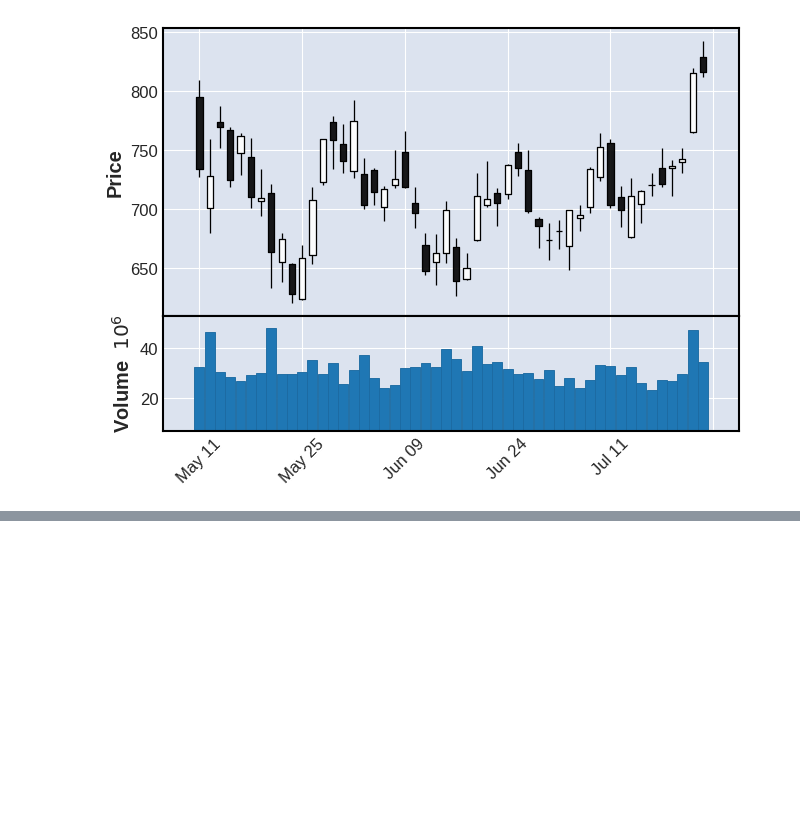
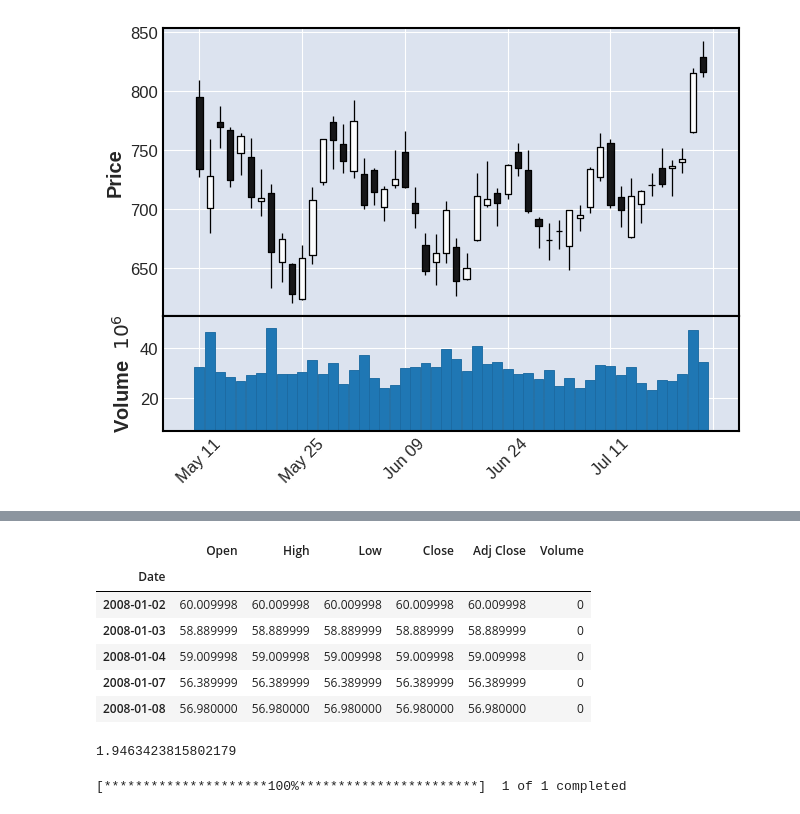
Before and after one commit to tomtmot/20220702_python, a Jupyter notebook: 20220723.ipynb, the cells around one changed output, grey strips where cells are left out. Cells and saved outputs as stored; diff of their text form; code cells hidden in the pictures; blank space fills up the shorter version.

```diff
--- a/20220723.ipynb
+++ b/20220723.ipynb
@@ -303,0 +328,18 @@ mpf.plot(df.tail(50), type='candle', volume=True)
+# %%
+df.head()
+# %% [output]
+|  | Open | High | Low | Close | Adj Close | Volume |
+| Date |  |  |  |  |  |  |
+| 2008-01-02 | 60.009998 | 60.009998 | 60.009998 | 60.009998 | 60.009998 | 0 |
+| 2008-01-03 | 58.889999 | 58.889999 | 58.889999 | 58.889999 | 58.889999 | 0 |
+| 2008-01-04 | 59.009998 | 59.009998 | 59.009998 | 59.009998 | 59.009998 | 0 |
+| 2008-01-07 | 56.389999 | 56.389999 | 56.389999 | 56.389999 | 56.389999 | 0 |
+| 2008-01-08 | 56.980000 | 56.980000 | 56.980000 | 56.980000 | 56.980000 | 0 |
+# %%
+df['Close'][-1]/df['Close'][0]
+# %% [output]
+1.9463423815802179
+# %%
+df = yf.download("SPY")
+# %% [output]
+[*********************100%***********************]  1 of 1 completed
```
Also changed, not shown: parts of 13 cells of this notebook.
